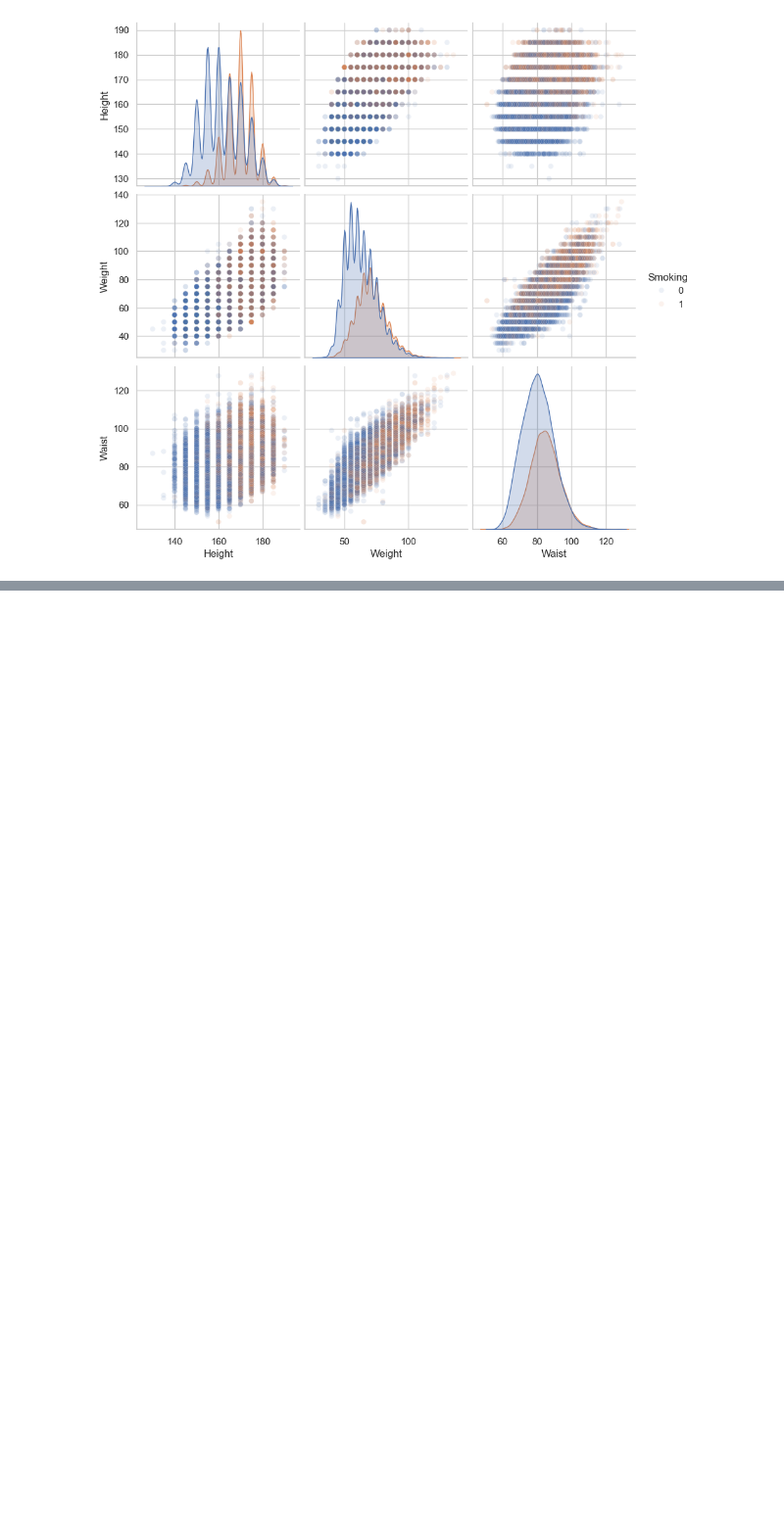
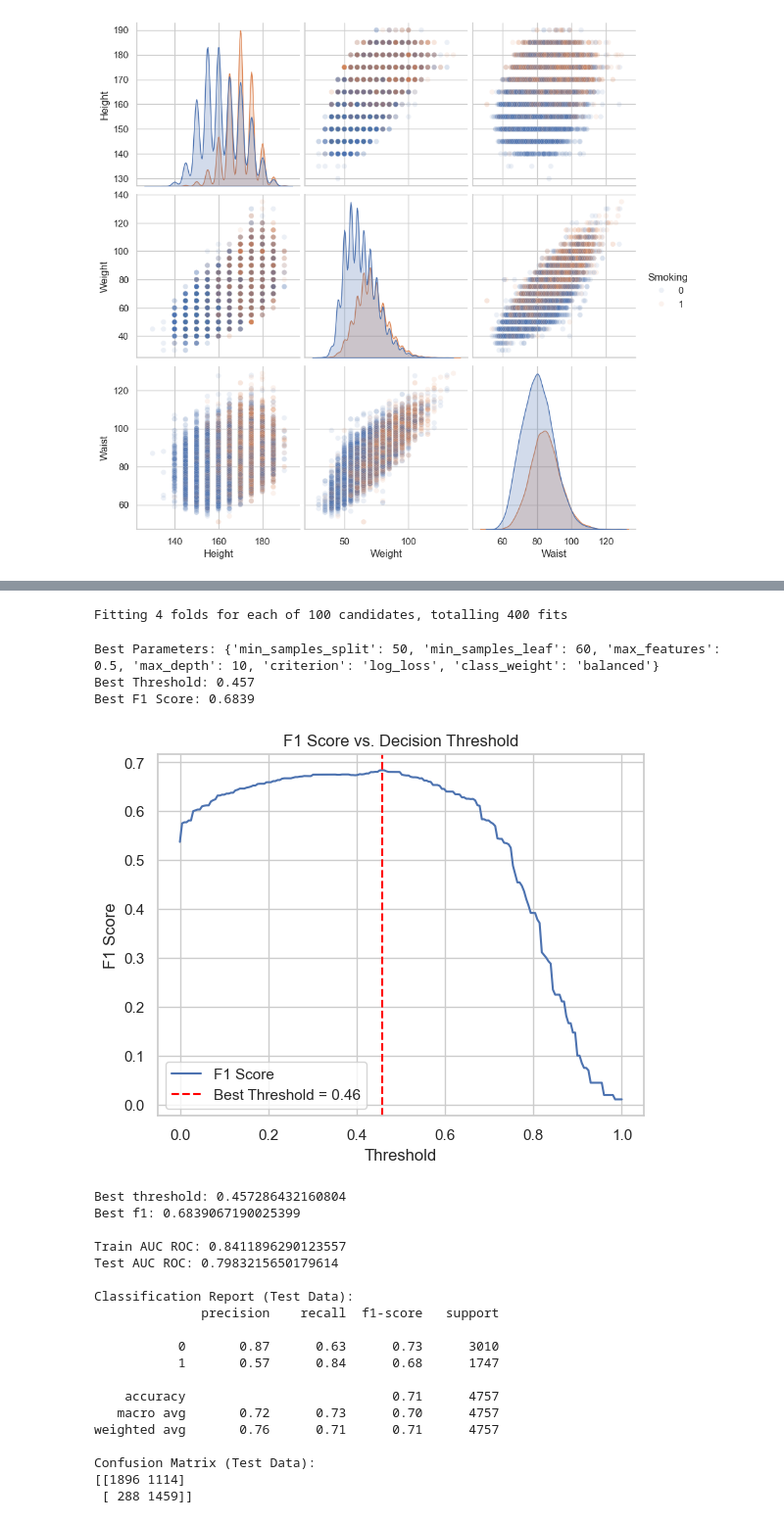
Before and after one commit to BogdanJas/rr_smoker_status_prediction, a Jupyter notebook: main.ipynb, the cells around one changed output, grey strips where cells are left out. Shown at 98% size. Drawn from its saved outputs; the diff is of its cells as text; code cells hidden in the pictures; blank space fills up the shorter version.

Commit message:
Added feature engineering and models, updated list of packages

```diff
--- a/main.ipynb
+++ b/main.ipynb
@@ -322,0 +368,3 @@ Test
+# %%
+df = pd.get_dummies(df, columns=['Age_Group', 'BMI_Category'], drop_first=True)
+df = df * 1
@@ -322,0 +509,16 @@ Test
+# %%
+X = df.drop(columns=['Smoking'])
+y = df['Smoking']
+
+X_train_full, X_test, y_train_full, y_test = train_test_split(
+    X, y, test_size=0.122, random_state=42, stratify=y
+)
+
+X_train, X_val, y_train, y_val = train_test_split(
+    X_train_full, y_train_full, test_size=0.14, random_state=42, stratify=y_train_full
+)
+
+print('Number of observations')
+print('Train:', len(X_train))
+print('Validation:', len(X_val))
+print('Test:', len(X_test))
@@ -322,0 +530,59 @@ Test
+# %%
+dt = DecisionTreeClassifier(random_state=42)
+
+param_dist = {
+    'max_depth': [10, 15, 20],
+    'min_samples_split': [30, 40, 50],
+    'min_samples_leaf': [40, 50, 60],
+    'max_features': [None, 'sqrt', 'log2', 0.3, 0.5, 0.7],
+    'criterion': ['gini', 'entropy', 'log_loss'],
+    'class_weight': ['balanced']
+}
+
+dt_random_search = RandomizedSearchCV(estimator=dt,
+                                      param_distributions=param_dist,
+                                      scoring='roc_auc',
+                                      n_iter=100,
+                                      cv=4,
+                                      verbose=1,
+                                      random_state=42,
+                                      n_jobs=-1)
+
+dt_random_search.fit(X_train, y_train)
+
+best_model = dt_random_search.best_estimator_
+print("Best Parameters:", dt_random_search.best_params_)
+
+best_threshold, best_f1 = optimize_threshold_for_f1(best_model, X_val, y_val)
+print('Best threshold:' , best_threshold)
+print('Best f1:' , best_f1)
+print()
+
+evaluate_binary_classifier(best_model, best_threshold, X_train, y_train, X_test, y_test)
+
+plot_feature_importance(best_model, X_train.columns, top_n=20)
+# %% [output]
+Fitting 4 folds for each of 100 candidates, totalling 400 fits
+Best Parameters: {'min_samples_split': 50, 'min_samples_leaf': 60, 'max_features': 0.5, 'max_depth': 10, 'criterion': 'log_loss', 'class_weight': 'balanced'}
+Best Threshold: 0.457
+Best F1 Score: 0.6839
+[figure, added]
+Best threshold: 0.457286432160804
+Best f1: 0.6839067190025399
+
+Train AUC ROC: 0.8411896290123557
+Test AUC ROC: 0.7983215650179614
+
+Classification Report (Test Data):
+              precision    recall  f1-score   support
+
+           0       0.87      0.63      0.73      3010
+           1       0.57      0.84      0.68      1747
+
+    accuracy                           0.71      4757
+   macro avg       0.72      0.73      0.70      4757
+weighted avg       0.76      0.71      0.71      4757
+
+Confusion Matrix (Test Data):
+[[1896 1114]
+ [ 288 1459]]
```
Also changed, not shown: parts of 15 cells of this notebook, 1 other file.
